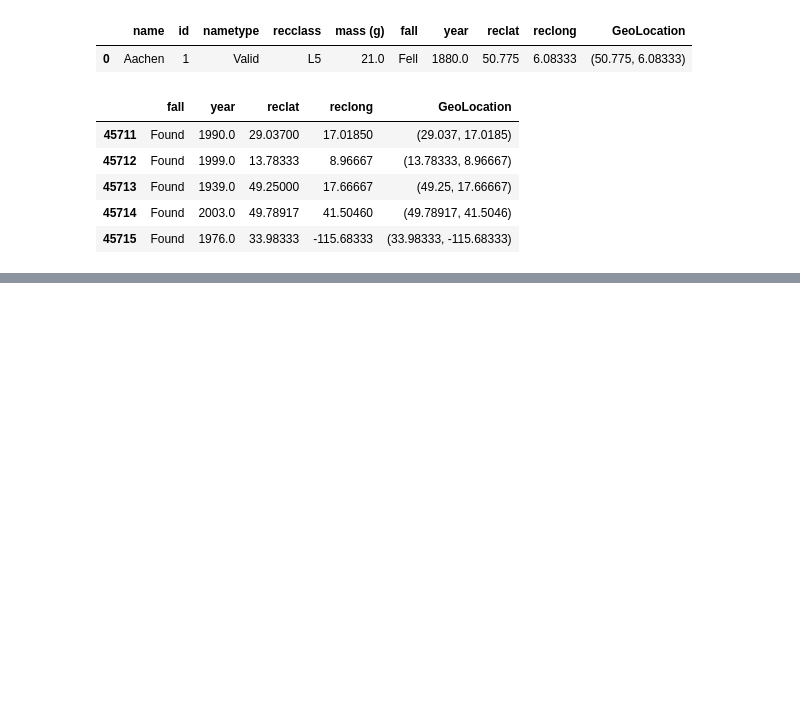
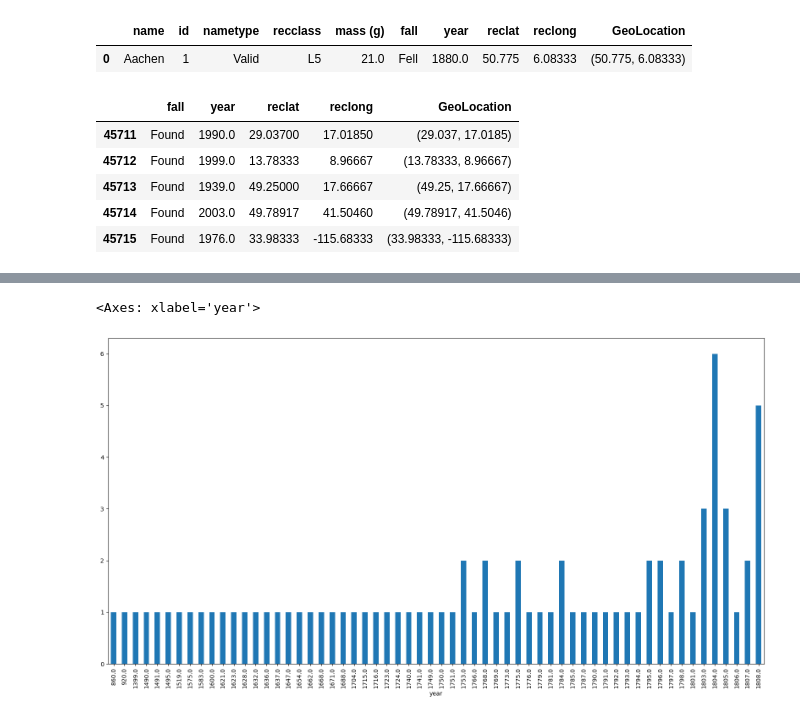
Before and after one commit to suhail-ak/data_science_py, a Jupyter notebook: pd/pandas.ipynb, the cells around one changed output, grey strips where cells are left out. Cells and saved outputs as stored; diff of their text form; code cells hidden in the pictures; blank space fills up the shorter version.

Commit message:
groupby

```diff
--- a/pd/pandas.ipynb
+++ b/pd/pandas.ipynb
@@ -106,0 +122,7 @@ dataset.iloc[-5:,-5:] # select last 5 rows and columns by index
+# %%
+dt = dataset.groupby(['year'])['fall'].count().head(60) # group by and count
+dt.plot(kind='bar', figsize=(20,10)) # bar plot
+# dt
+# %% [output]
+<Axes: xlabel='year'>
+[figure, added]
```
Also changed, not shown: parts of 2 cells of this notebook.
